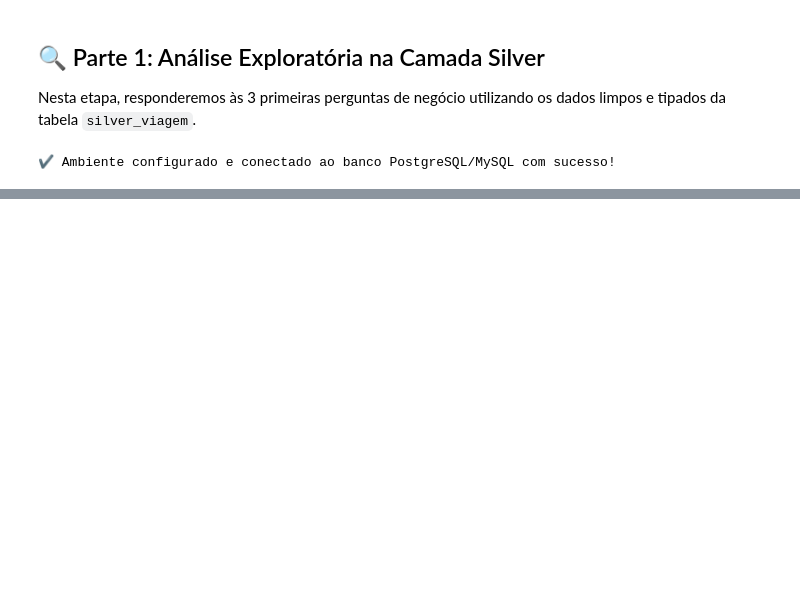
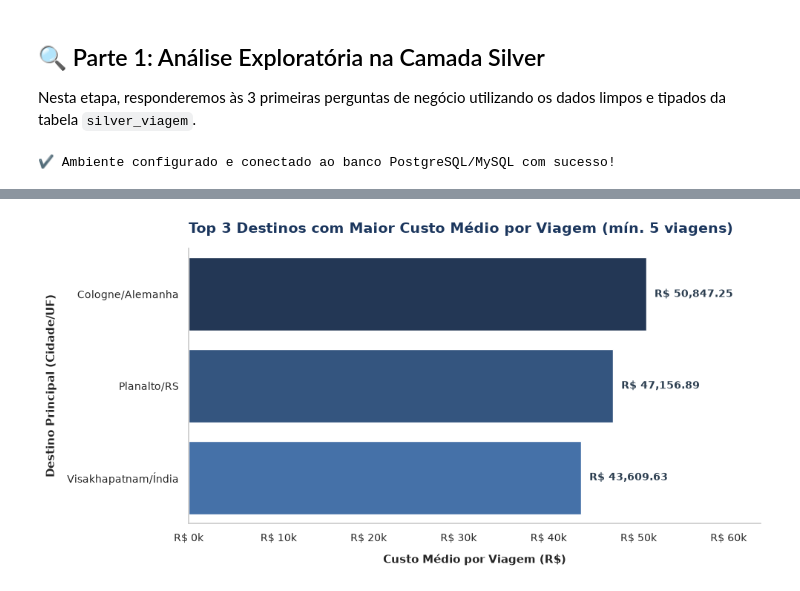
Before and after one commit to telmorangel/pipeline_dados_transparencia, a Jupyter notebook: 3_analise_em_desenvolvimento.ipynb, the cells around one changed output, grey strips where cells are left out. Drawn from its saved outputs; the diff is of its cells as text; code cells hidden in the pictures; blank space fills up the shorter version.

Commit message:
adiciona pergunta 2 na analise em desenvolvimento

```diff
--- a/3_analise_em_desenvolvimento.ipynb
+++ b/3_analise_em_desenvolvimento.ipynb
@@ -164,0 +177,93 @@ print(f"acumulando um custo total de R$ {custo_lider:,.2f} no período analisado
+# %%
+# ==============================================================================
+# PERGUNTA 2: Quais são os Top 3 destinos com maior custo médio por viagem?
+# OBJETIVO: Filtragem de relevância (HAVING) e tratamento de strings (SPLIT_PART).
+# ==============================================================================
+
+# 1. Consulta SQL: Limpeza da string de destinos e corte de significância estatística (mín. 5 viagens)
+query_q2 = """
+    SELECT
+        TRIM(SPLIT_PART(destinos, ',', 1)) AS destino_principal,
+        ROUND(AVG(valor_total)::numeric, 2) AS custo_medio
+    FROM silver_viagem
+    WHERE destinos IS NOT NULL AND destinos != ''
+    GROUP BY TRIM(SPLIT_PART(destinos, ',', 1))
+    HAVING COUNT(id_viagem) > 5
+    ORDER BY custo_medio DESC
+    LIMIT 3;
+"""
+
+# 2. Execução da Consulta e Carregamento no DataFrame
+with engine.connect() as conn:
+    df_q2 = pd.read_sql(text(query_q2), con=conn)
+
+# 3. Exibição da Tabela Formatada no Console/Notebook
+print("\n--- TABELA: Top 3 Destinos com Maior Custo Médio por Viagem ---")
+try:
+    display(df_q2.style.format({'custo_medio': 'R$ {:,.2f}'}))
+except NameError:
+    print(df_q2)
+
+# 4. Construção do Gráfico Padronizado
+fig, ax = plt.subplots(figsize=(10, 5))
+
+# Aplicação dos 3 primeiros tons da paleta executiva global do projeto
+paleta_top3 = PALETA_RANKING[:3]
+
+bars = sns.barplot(
+    data=df_q2,
+    x='custo_medio',
+    y='destino_principal',
+    hue='destino_principal',
+    palette=paleta_top3,
+    legend=False,
+    ax=ax
+)
+
+# 5. Customização de Títulos e Eixos Nomeados [Atendimento rigoroso ao Critério 7 do PDF]
+ax.set_title("Top 3 Destinos com Maior Custo Médio por Viagem (mín. 5 viagens)", loc='left', color='#1b365d', fontsize=14, fontweight='bold', pad=15)
+ax.set_xlabel("Custo Médio por Viagem (R$)", fontsize=11, fontweight='bold', labelpad=10)
+ax.set_ylabel("Destino Principal (Cidade/UF)", fontsize=11, fontweight='bold', labelpad=10)
+
+# Formatação limpa dos eixos e remoção de bordas superiores e direitas
+ax.spines['top'].set_visible(False)
+ax.spines['right'].set_visible(False)
+ax.spines['left'].set_color('#cccccc')
+ax.spines['bottom'].set_color('#cccccc')
+
+# Formatação dos valores do eixo X no padrão de milhares ("k") para não poluir o gráfico
+ax.xaxis.set_major_formatter(plt.FuncFormatter(lambda x, pos: f'R$ {x*1e-3:,.0f}k'))
+
+# 6. Inserção dos Rótulos de Dados diretamente nas barras
+for p in ax.patches:
+    width = p.get_width()
+    if width > 0:
+        valor_formatado = f'R$ {width:,.2f}'
+        ax.annotate(
+            valor_formatado,
+            (width, p.get_y() + p.get_height() / 2.),
+            ha='left',
+            va='center',
+            xytext=(8, 0),  # Deslocamento de 8 pixels para respiro visual
+            textcoords='offset points',
+            fontweight='bold',
+            fontsize=10,
+            color='#2c3e50'
+        )
+
+# Expansão do limite X para garantir que as anotações numéricas não fiquem cortadas
+ax.set_xlim(0, df_q2['custo_medio'].max() * 1.25)
+
+plt.tight_layout()
+
+# Exportação do gráfico limpo em alta resolução para eventual uso no README ou apresentação
+plt.savefig('graficos/grafico_2_destinos_maior_custo_medio.png', dpi=300, bbox_inches='tight')
+plt.show()
+
+# 7. Resposta Analítica / Insight [Atendimento ao Critério 6 e Seção 5.7 do PDF]
+destino_top = df_q2.iloc[0]['destino_principal']
+media_top = df_q2.iloc[0]['custo_medio']
+print(f"\n💡 [RESPOSTA DE NEGÓCIO / INSIGHT]:")
+print(f"Considerando destinos com volume estatisticamente relevante (mais de 5 viagens no período), ")
+print(f"a localidade '{destino_top}' lidera com o maior custo médio por deslocamento, atingindo R$ {media_top:,.2f}.")
+# %% [output]
@@ -164,0 +275 @@ print(f"acumulando um custo total de R$ {custo_lider:,.2f} no período analisado
+[figure, added]
```
Also changed, not shown: parts of 2 cells of this notebook.
